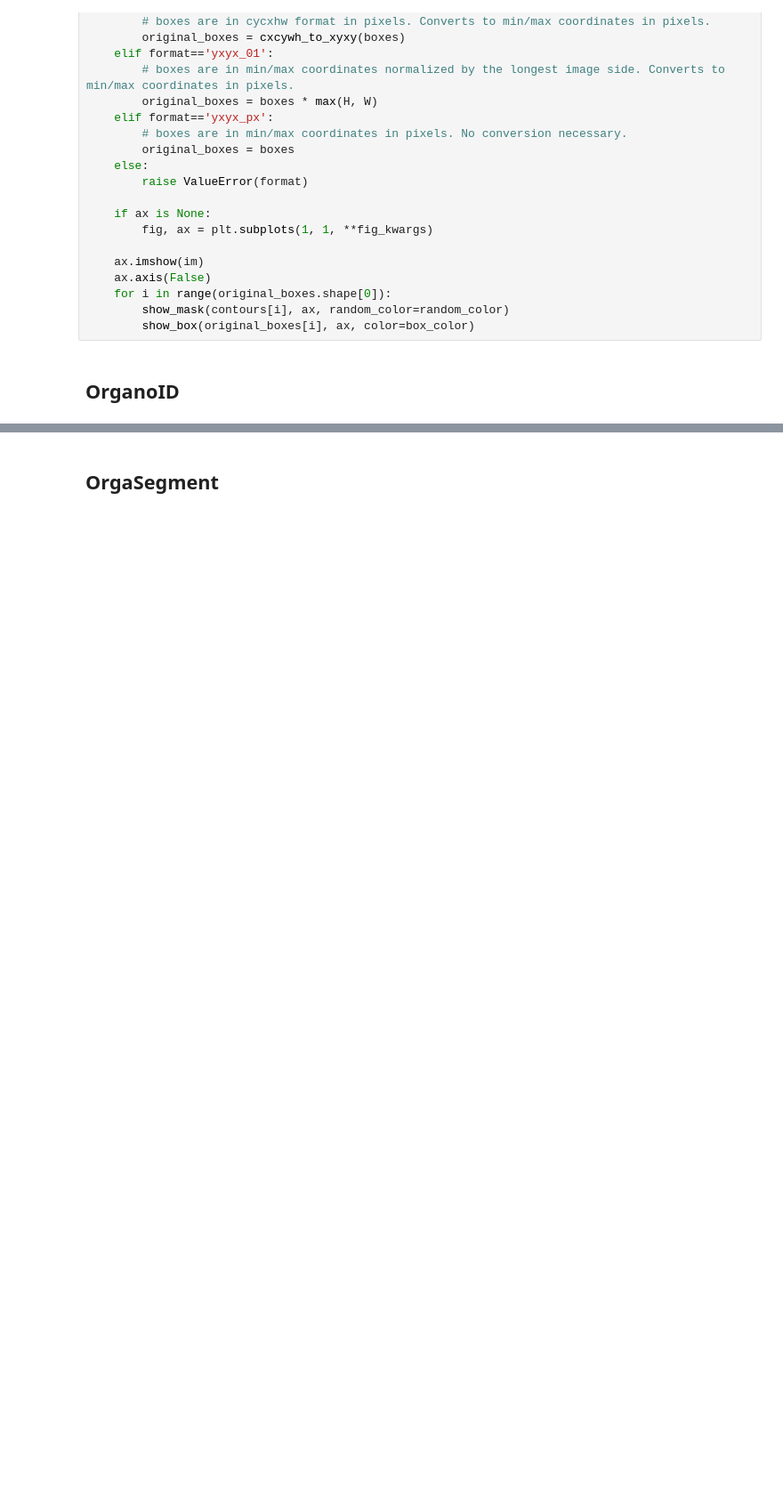
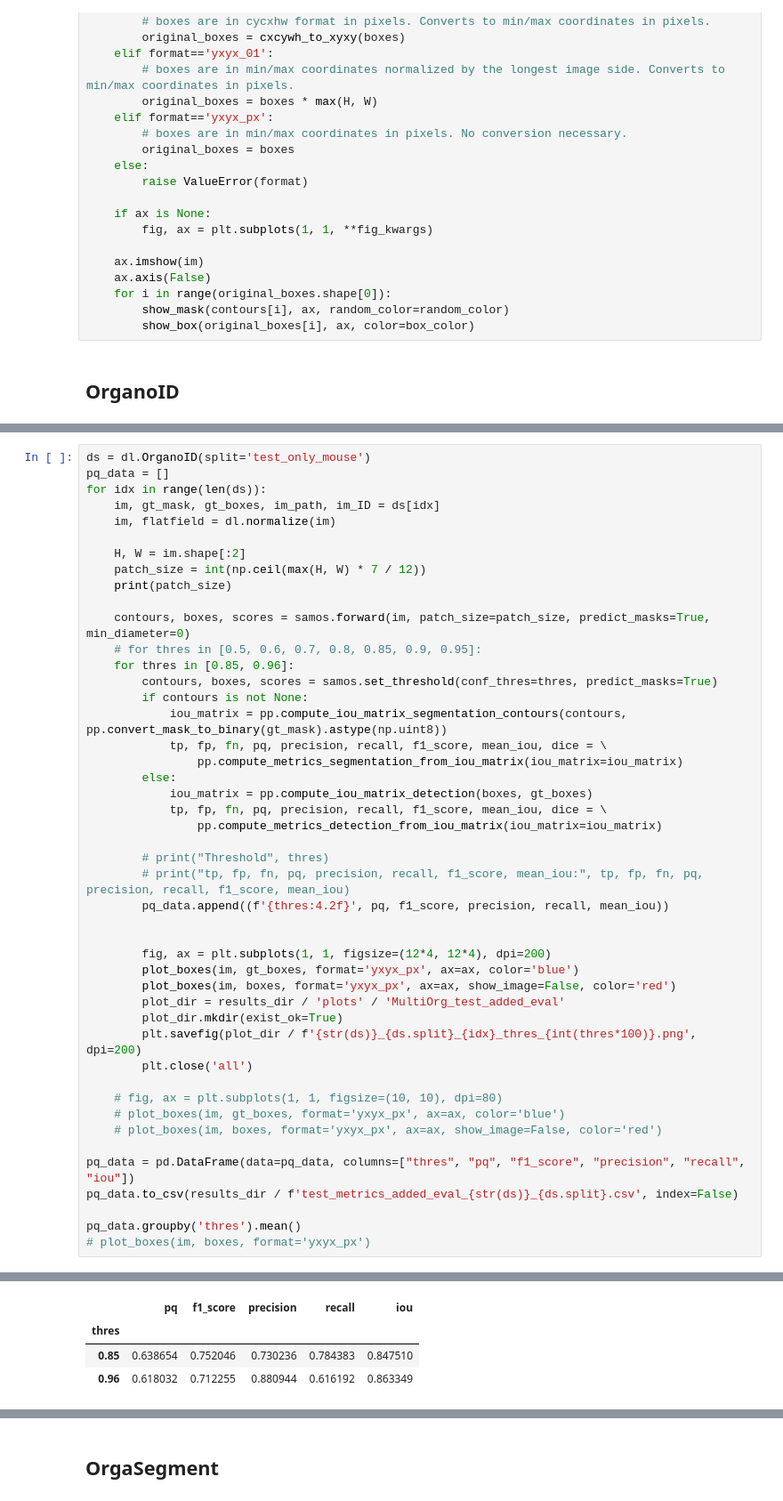
Before and after one commit to Hanyi11/SAM_with_Detection_Head, a Jupyter notebook: notebooks/evaluation_other_testsets.ipynb, the cells around one changed output, grey strips where cells are left out. Shown: that part at 89% size. Cells and saved outputs as stored; diff of their text form; blank space fills up the shorter version.

```diff
--- a/notebooks/evaluation_other_testsets.ipynb
+++ b/notebooks/evaluation_other_testsets.ipynb
@@ -169,0 +216,47 @@ tp, fp, fn, pq, precision, recall, f1_score, mean_iou: 62 7 51 0.577030571740575
+# %%
+ds = dl.OrganoID(split='test_only_mouse')
+pq_data = []
+for idx in range(len(ds)):
+    im, gt_mask, gt_boxes, im_path, im_ID = ds[idx]
+    im, flatfield = dl.normalize(im)
+
+    H, W = im.shape[:2]
+    patch_size = int(np.ceil(max(H, W) * 7 / 12))
+    print(patch_size)
+
+    contours, boxes, scores = samos.forward(im, patch_size=patch_size, predict_masks=True, min_diameter=0)
+    # for thres in [0.5, 0.6, 0.7, 0.8, 0.85, 0.9, 0.95]:
+    for thres in [0.85, 0.96]:
+        contours, boxes, scores = samos.set_threshold(conf_thres=thres, predict_masks=True)
+        if contours is not None:
+            iou_matrix = pp.compute_iou_matrix_segmentation_contours(contours, pp.convert_mask_to_binary(gt_mask).astype(np.uint8))
+            tp, fp, fn, pq, precision, recall, f1_score, mean_iou, dice = \
+                pp.compute_metrics_segmentation_from_iou_matrix(iou_matrix=iou_matrix)
+        else:
+            iou_matrix = pp.compute_iou_matrix_detection(boxes, gt_boxes)
+            tp, fp, fn, pq, precision, recall, f1_score, mean_iou, dice = \
+                pp.compute_metrics_detection_from_iou_matrix(iou_matrix=iou_matrix)
+
+        # print("Threshold", thres)
+        # print("tp, fp, fn, pq, precision, recall, f1_score, mean_iou:", tp, fp, fn, pq, precision, recall, f1_score, mean_iou)
+        pq_data.append((f'{thres:4.2f}', pq, f1_score, precision, recall, mean_iou))
+
+
+        fig, ax = plt.subplots(1, 1, figsize=(12*4, 12*4), dpi=200)
+        plot_boxes(im, gt_boxes, format='yxyx_px', ax=ax, color='blue')
+        plot_boxes(im, boxes, format='yxyx_px', ax=ax, show_image=False, color='red')
+        plot_dir = results_dir / 'plots' / 'MultiOrg_test_added_eval'
+        plot_dir.mkdir(exist_ok=True)
+        plt.savefig(plot_dir / f'{str(ds)}_{ds.split}_{idx}_thres_{int(thres*100)}.png', dpi=200)
+        plt.close('all')
+
+    # fig, ax = plt.subplots(1, 1, figsize=(10, 10), dpi=80)
+    # plot_boxes(im, gt_boxes, format='yxyx_px', ax=ax, color='blue')
+    # plot_boxes(im, boxes, format='yxyx_px', ax=ax, show_image=False, color='red')
+
+pq_data = pd.DataFrame(data=pq_data, columns=["thres", "pq", "f1_score", "precision", "recall", "iou"])
+pq_data.to_csv(results_dir / f'test_metrics_added_eval_{str(ds)}_{ds.split}.csv', index=False)
+
+pq_data.groupby('thres').mean()
+# plot_boxes(im, boxes, format='yxyx_px')
+# %% [output]
@@ -170 +283,5 @@ tp, fp, fn, pq, precision, recall, f1_score, mean_iou: 62 7 51 0.577030571740575
+|  | pq | f1_score | precision | recall | iou |
+| thres |  |  |  |  |  |
+| 0.85 | 0.638654 | 0.752046 | 0.730236 | 0.784383 | 0.847510 |
+| 0.96 | 0.618032 | 0.712255 | 0.880944 | 0.616192 | 0.863349 |
 # %%
```
Also changed, not shown: parts of 21 cells of this notebook, 20 other files.
